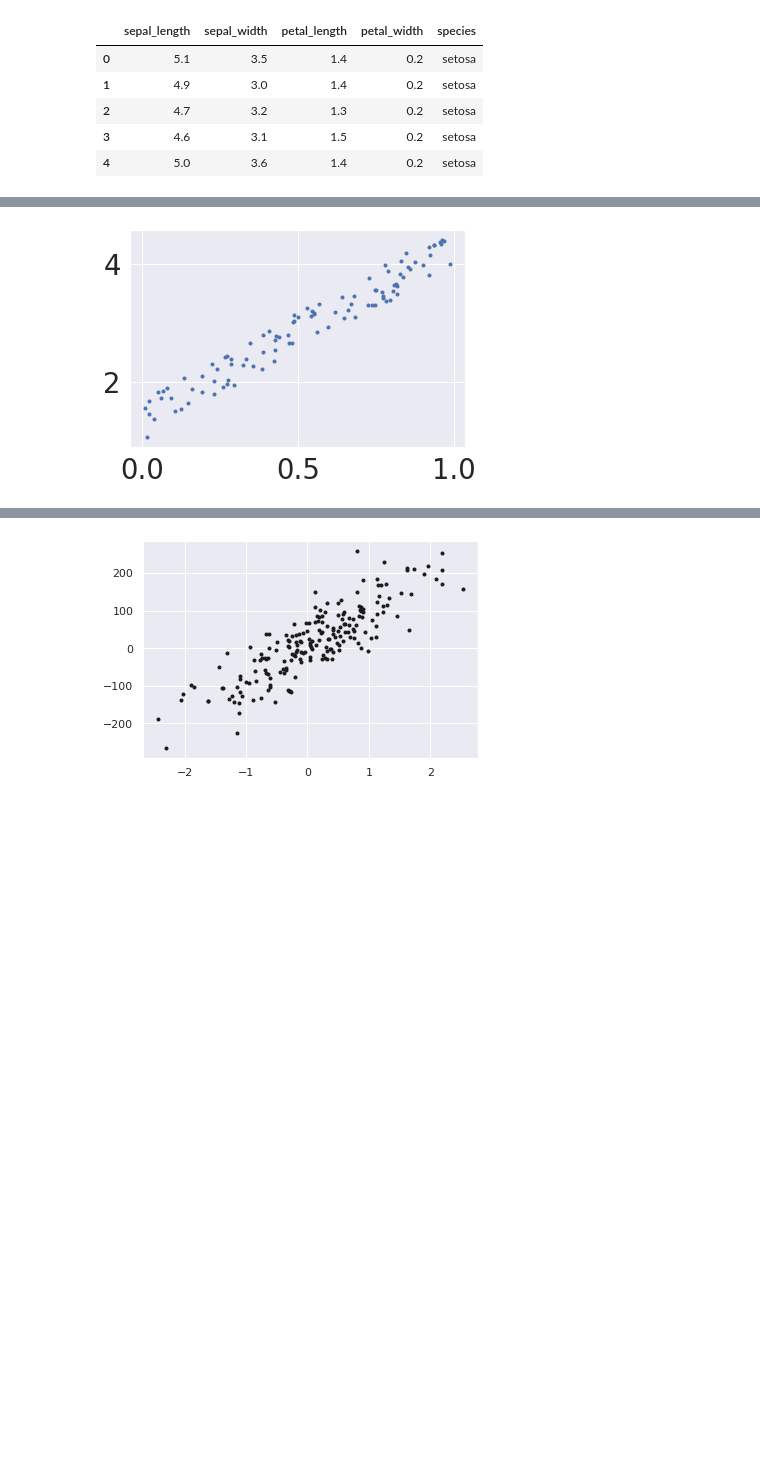
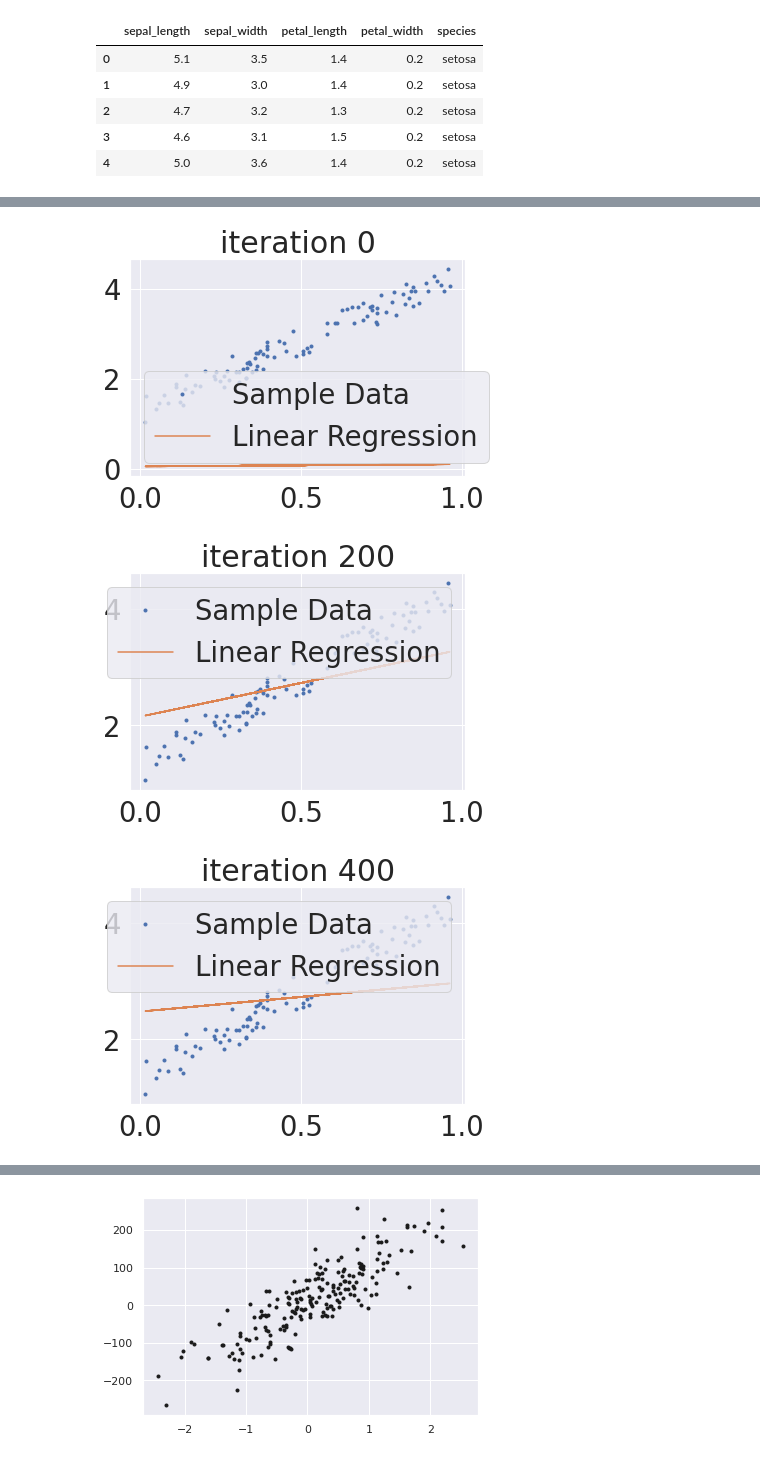
Before and after one commit to ChoiKunWoo/knu_bdna_2022, a Jupyter notebook: 최건우_6강7강_과제.ipynb, the cells around one changed output, grey strips where cells are left out. Cells and saved outputs as stored; diff of their text form; code cells hidden in the pictures; blank space fills up the shorter version.

```diff
--- a/최건우_6강7강_과제.ipynb
+++ b/최건우_6강7강_과제.ipynb
@@ -289,23 +303,29 @@ y = 3*x + 1 + eps
-# %%
-plt.plot(x,y,'.')
-plt.show()
-# %% [output]
-[figure, removed]
 # %%
 a=0
 b=0
 alpha=0.01
 n=100
-err_evolve = []
-it_index = []
+err_evolve=[]
+it_index=[]
 for it in range(2000):
 
   delta_a=0
   delta_b=0
   err=0
   for i in range(n):
-    delta_a = delta_a + 2*(a*x[i]+b-y[i])*x[i]
-    delta_b = delta_b + 2*(a*x[i]+b-y[i])
-    err = err + (a*x[i]+b-y[i])*(a*x[i]+b-y[i])/n
-  a = a - alpha*delta_a/n
-  b = b - alpha*delta_b/n
+    delta_a=delta_a+2*(a*x[i]+b-y[i])+x[i]
+    delta_b=delta_b+2*(a*x[i]+b-y[i])
+    err=err+(a*x[i]+b-y[i])*(a*x[i]+b-y[i])/n
+  a=a-alpha*delta_a/n
+  b=b-alpha*delta_b/n
+  err_evolve.append(err)
+  it_index.append(it)
+  if it%200==0:
+    plt.plot(x,y,'.',x,a*x+b)
+    plt.legend(labels=('Sample Data','Linear Regression'))
+    plt.title('iteration %d' %it)
+    plt.show()
+# %% [output]
+[figure, added]
+[figure, added]
+[figure, added]
```
Also changed, not shown: parts of 7 cells of this notebook.
